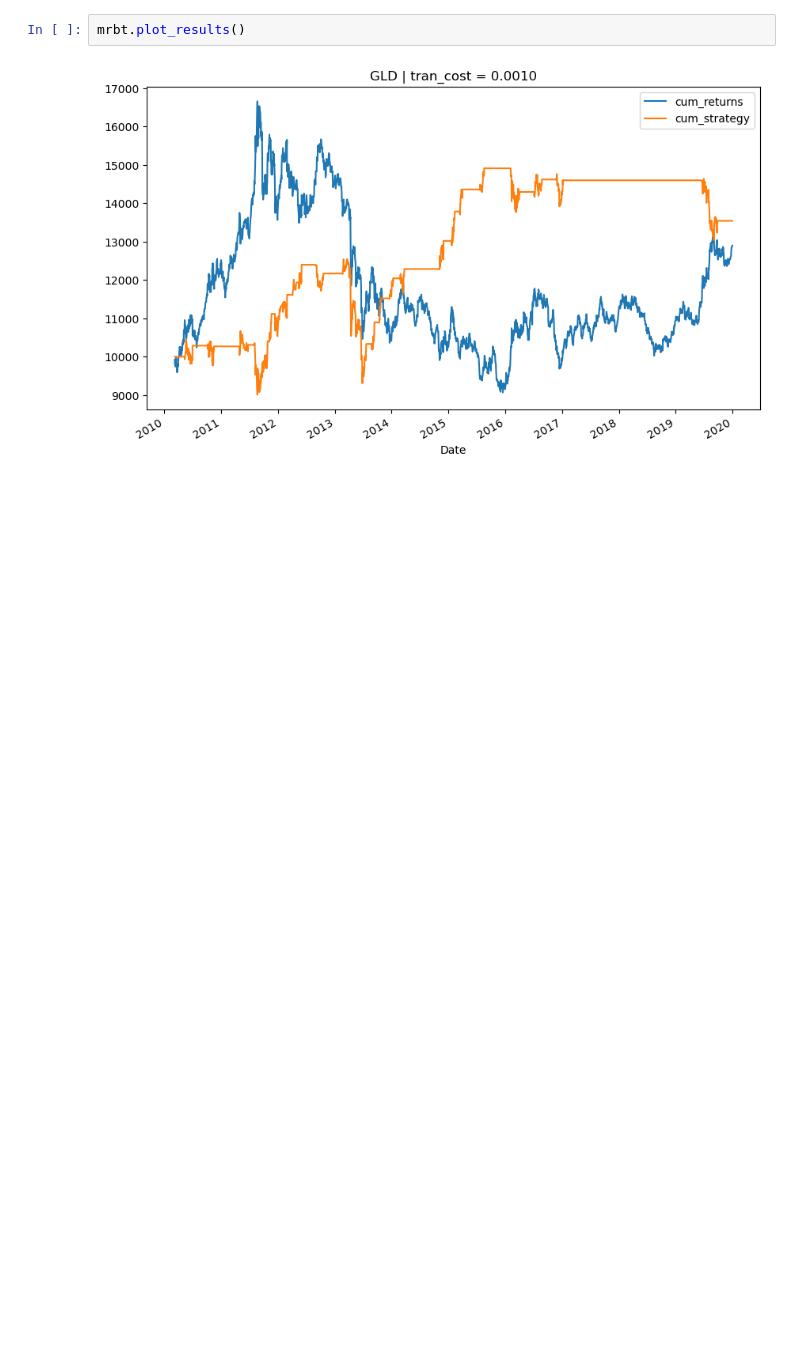
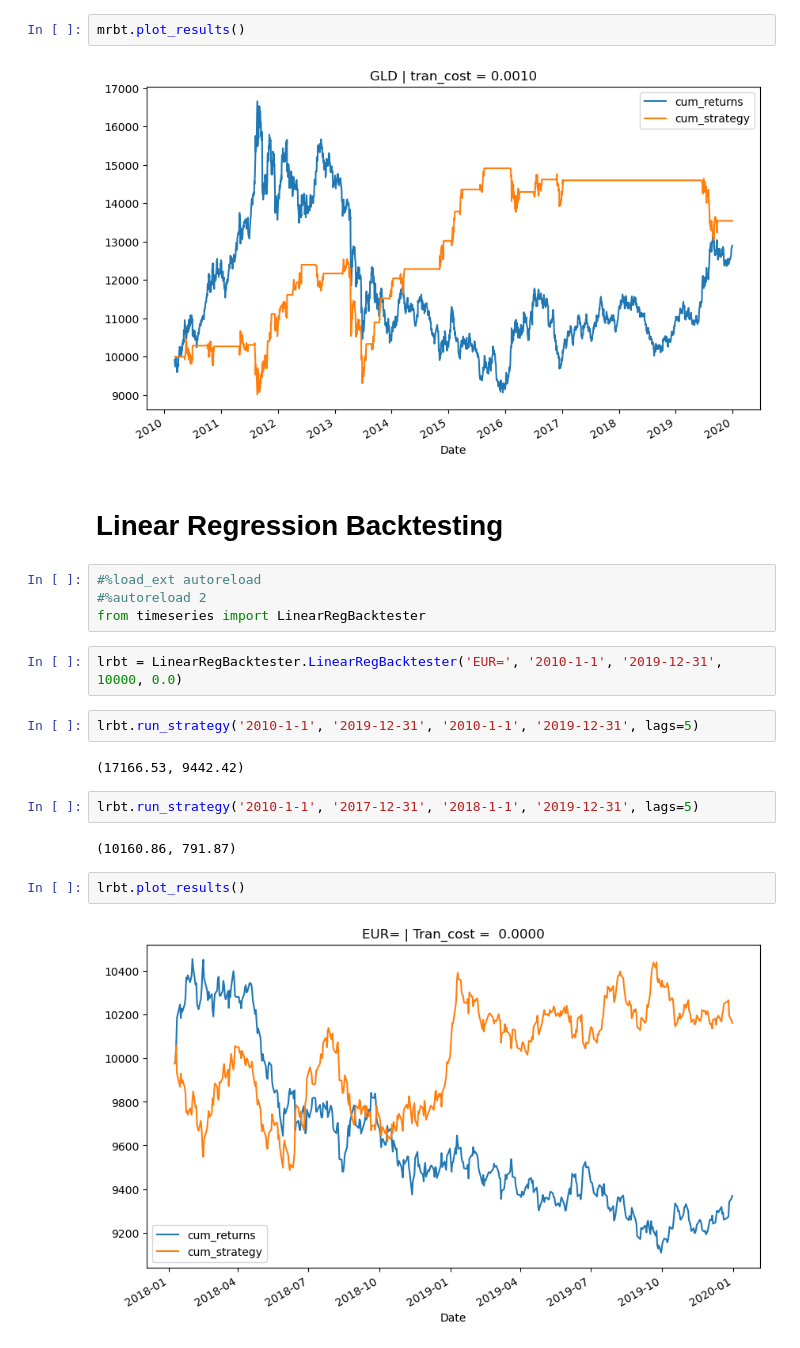
Before and after one commit to ArchQuant/backtesting-basics, a Jupyter notebook: test.ipynb, the cells around one changed output. Cells and saved outputs as stored; diff of their text form; blank space fills up the shorter version.

Commit message:
Ch5 Predicting market movement: Linear Reg backtester.

```diff
--- a/test.ipynb
+++ b/test.ipynb
@@ -63,3 +63,23 @@ mrbt.run_strategy(SMA=43, threshold=7.5)
 mrbt.plot_results()
 # %% [output]
 [figure]
+# %% [markdown]
+# Linear Regression Backtesting
+# %%
+#%load_ext autoreload
+#%autoreload 2
+from timeseries import LinearRegBacktester
+# %%
+lrbt = LinearRegBacktester.LinearRegBacktester('EUR=', '2010-1-1', '2019-12-31', 10000, 0.0)
+# %%
+lrbt.run_strategy('2010-1-1', '2019-12-31', '2010-1-1', '2019-12-31', lags=5)
+# %% [output]
+(17166.53, 9442.42)
+# %%
+lrbt.run_strategy('2010-1-1', '2017-12-31', '2018-1-1', '2019-12-31', lags=5)
+# %% [output]
+(10160.86, 791.87)
+# %%
+lrbt.plot_results()
+# %% [output]
+[figure, added]
```
Also changed, not shown: parts of 4 cells of this notebook, 1 other file.
